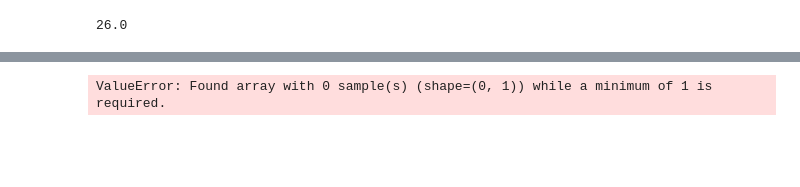
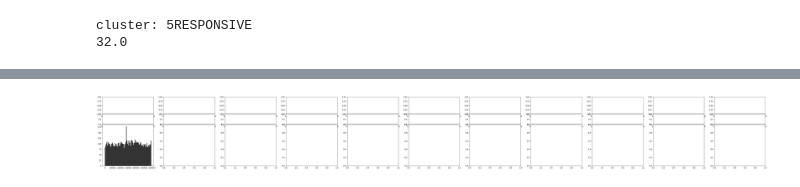
Before and after one commit to tbslv/np_pipeline, a Jupyter notebook: createPlots_v1.ipynb, the cells around one changed output, grey strips where cells are left out. Drawn from its saved outputs; the diff is of its cells as text; code cells hidden in the pictures; blank space fills up the shorter version.

```diff
--- a/createPlots_v1.ipynb
+++ b/createPlots_v1.ipynb
@@ -48,0 +36,5 @@ baselines = list(np.unique(selection['basetemp'].values))
+# %%
+working_directory = r'Y:\Data\PB_DATA\Neruopixel_ProcessedData\JPO-001991\Pre_CNO\2019-10-31_12-01-40'
+exp_name = 'JPO-001991_preCNO_probe1_001'
+structure = 'VPL'
+sorting_number = 1
@@ -49,9 +193,20 @@ baselines = list(np.unique(selection['basetemp'].values))
 # %%
 labelsize = 13
-for r in cluster_ids[57:]:
+binsize = 250
+% matplotlib inline
+n_tot = np.zeros([len(cluster_ids),int(sweeplength/(binsize/1000)),len(amps)])
+count=0
+for r in cluster_ids[:1]:
+    if r in responsive:
+        print('cluster: ' + r + 'RESPONSIVE')
+    elif r in non_responsive:
+        print('cluster: ' + r + 'NON RESPONSIVE')
+    else:
+        print('cluster: ' + r + 'NO RESPONSE ASSIGNMENT')
     for var in baselines:
         print(var)
         selection_tmp = selection[(selection['cluster']== r)&(selection['basetemp']== int(var))]
+        #print(selection_tmp)
         data_tmp = np.array(data[0])[list(np.where((selection['cluster']== r)&(selection['basetemp']== int(var)))[0])]
 
         if data_tmp.size <1:
@@ -70,9 +225,15 @@ for r in cluster_ids[57:]:
         #ax3_2 = placeAxesOnGrid(fig,yspan=[0.6,1])
 
             times_cut = np.sort(data_tmp[ii][:,0])
+            if len(times_cut) == 0:
+                n = 0
+                values.append(0)
+                continue
             n = plot_PSTH_gaussian_manual(ax3[ii],selection_tmp.iloc[ii], times_cut,samplingrate=30000,
-                                                                binsize = 350,bandwidth= 150,start=0,
-                                                                end=22,stepsize= 10)
+                                                                binsize = binsize,bandwidth= 150,start=0,
+                                                                end=sweeplength,stepsize= 10)
+
+            n_tot[count,:,ii] = n
 
             ax3[ii].set_xlabel(r'$time \/ [s]$',fontsize=labelsize)
             ax3[ii].set_ylabel(r'$spike \/ count$',fontsize=labelsize)
@@ -86,9 +247,9 @@ for r in cluster_ids[57:]:
             ax2[ii].axvline(selection_tmp.iloc[ii].pre*samplerate,lw= 1, ls='--',color = 'grey',alpha=0.5)
             ax1[ii].axvline(selection_tmp.iloc[ii].pre*1000,lw= 1, ls='--',color = 'grey',alpha=0.5)
 
-            ax3[ii].axvline(13*samplerate,lw= 1, ls='--',color = 'grey',alpha=0.5)
-            ax2[ii].axvline(13*samplerate,lw= 1, ls='--',color = 'grey',alpha=0.5)
-            ax1[ii].axvline(13*1000,lw= 1, ls='--',color = 'grey',alpha=0.5)
+            ax3[ii].axvline(selection_tmp.iloc[ii].post*samplerate,lw= 1, ls='--',color = 'grey',alpha=0.5)
+            ax2[ii].axvline(selection_tmp.iloc[ii].post*samplerate,lw= 1, ls='--',color = 'grey',alpha=0.5)
+            ax1[ii].axvline(selection_tmp.iloc[ii].post*1000,lw= 1, ls='--',color = 'grey',alpha=0.5)
 
 
             values.append(n)
@@ -100,13 +261,17 @@ for r in cluster_ids[57:]:
             ax1[ii].set_xlim(0,sweeplength*1000)
             x_axis_tmp = np.arange(0,sweeplength*1000)
 
+            if selection_tmp.iloc[ii].basetemp == 32:
+                ax1[ii].plot(x_axis_tmp,amps[ii])
 
-            if selection_tmp.iloc[ii].basetemp == 32:
+            elif selection_tmp.iloc[ii].basetemp == 26:
+                ax1[ii].plot(x_axis_tmp,feedback_traces_26[ii])
+            '''if selection_tmp.iloc[ii].basetemp == 32:
 
-                target_inx = np.where(abs(feedback_traces_32[int(selection_tmp.iloc[ii].sweep_Id)]-selection.iloc[ii].basetemp/10) >= abs(selection.iloc[ii].stimtemp/10-selection.iloc[ii].basetemp/10))[0][0]
+                target_inx = np.where(abs(amps[int(selection_tmp.iloc[ii].sweep_Id)]-selection.iloc[ii].basetemp/10) >= abs(selection.iloc[ii].stimtemp/10-selection.iloc[ii].basetemp/10))[0][0]
 
 
-                ax1[ii].plot(x_axis_tmp,feedback_traces_32[int(selection_tmp.iloc[ii].sweep_Id)])
+                ax1[ii].plot(x_axis_tmp,amps[int(selection_tmp.iloc[ii].sweep_Id)])
                 ax3[ii].axvline(target_inx*30,lw= 0.6, ls='--',color = 'grey',alpha=0.5)
                 ax2[ii].axvline(target_inx*30,lw= 0.6, ls='--',color = 'grey',alpha=0.5)
                 ax1[ii].axvline(target_inx,lw= 0.6, ls='--',color = 'grey',alpha=0.5)
@@ -119,20 +284,39 @@ for r in cluster_ids[57:]:
                 ax1[ii].plot(x_axis_tmp,feedback_traces_26[int(selection_tmp.iloc[ii].sweep_Id)])
                 ax3[ii].axvline(target_inx*30,lw= 0.6, ls='--',color = 'grey',alpha=0.5)
                 ax2[ii].axvline(target_inx*30,lw= 0.6, ls='--',color = 'grey',alpha=0.5)
-                ax1[ii].axvline(target_inx,lw= 0.6, ls='--',color = 'grey',alpha=0.5)
+                ax1[ii].axvline(target_inx,lw= 0.6, ls='--',color = 'grey',alpha=0.5)'''
 
             cleanAxes(ax1[ii],total = True)
-            ax1[ii].set_ylim(1.4,4.3)
+            ax1[ii].set_ylim(0.9,3.5)
             ax1[ii].set_yticks([selection_tmp.iloc[ii].stimtemp/10])
-            ax1[ii].set_yticklabels([selection_tmp.iloc[ii].stimtemp.round(2)])
+            ax1[ii].set_yticklabels([selection_tmp.iloc[ii].stimtemp])
             ax1[ii].set_title('cluster: {}, exp: {},animal: {} \n baselinetemp: {}°C, stimulustemp: {}°C'.format(selection_tmp.iloc[ii].cluster,selection_tmp.iloc[ii].expID,selection_tmp.iloc[ii].animal_id,selection_tmp.iloc[ii].basetemp,selection_tmp.iloc[ii].stimtemp))
 
+        count +=1
+        for ii in range(num_plots):
+            try:
+                ax3[ii].set_ylim(0,np.max(values))
+            except:
+                continue
 
-        for ii in range(num_plots):
-            ax3[ii].set_ylim(0,np.max(values))
+        savefolder = os.path.join(wd,"Plots")
+        savefolder1 = os.path.join(savefolder,"responsive")
+        savefolder2 = os.path.join(savefolder,"non_responsive")
 
 
-        plt.savefig(wd+'/'+selection_tmp.iloc[ii].cluster+'_'+selection_tmp.iloc[ii].expID+'_'+selection_tmp.iloc[ii].animal_id+'_'+str(selection_tmp.iloc[ii].basetemp)+'_'+str(selection_tmp.iloc[ii].stimtemp)+'.jpg')
+        if not os.path.isdir(savefolder):
+            os.makedirs(savefolder)
+        if not os.path.isdir(savefolder1):
+            os.makedirs(savefolder1)
+        if not os.path.isdir(savefolder2):
+            os.makedirs(savefolder2)
+
+        if r in responsive:
+            plt.savefig(os.path.join(savefolder1,selection_tmp.iloc[ii].cluster.zfill(4)+'_'+selection_tmp.iloc[ii].expID+'_'+selection_tmp.iloc[ii].animal_id+'_'+str(selection_tmp.iloc[ii].basetemp)+'_'+str(selection_tmp.iloc[ii].stimtemp)+'.jpg'))
+        elif r in non_responsive:
+            plt.savefig(os.path.join(savefolder2,selection_tmp.iloc[ii].cluster.zfill(4)+'_'+selection_tmp.iloc[ii].expID+'_'+selection_tmp.iloc[ii].animal_id+'_'+str(selection_tmp.iloc[ii].basetemp)+'_'+str(selection_tmp.iloc[ii].stimtemp)+'.jpg'))            #plt.savefig(os.path.join(savefolder,selection_tmp.iloc[ii].cluster+'_'+selection_tmp.iloc[ii].expID+'_'+selection_tmp.iloc[ii].animal_id+'_'+str(selection_tmp.iloc[ii].basetemp)+'_'+str(selection_tmp.iloc[ii].stimtemp)+'.jpg'))
         #plt.show()
+        #plt.close()
 # %% [output]
-26.0
+cluster: 5RESPONSIVE
+32.0
@@ -156 +324 @@ for r in cluster_ids[57:]:
-ValueError: Found array with 0 sample(s) (shape=(0, 1)) while a minimum of 1 is required.
+[figure, added]
```
Also changed, not shown: parts of 23 cells of this notebook, 32 other files.
